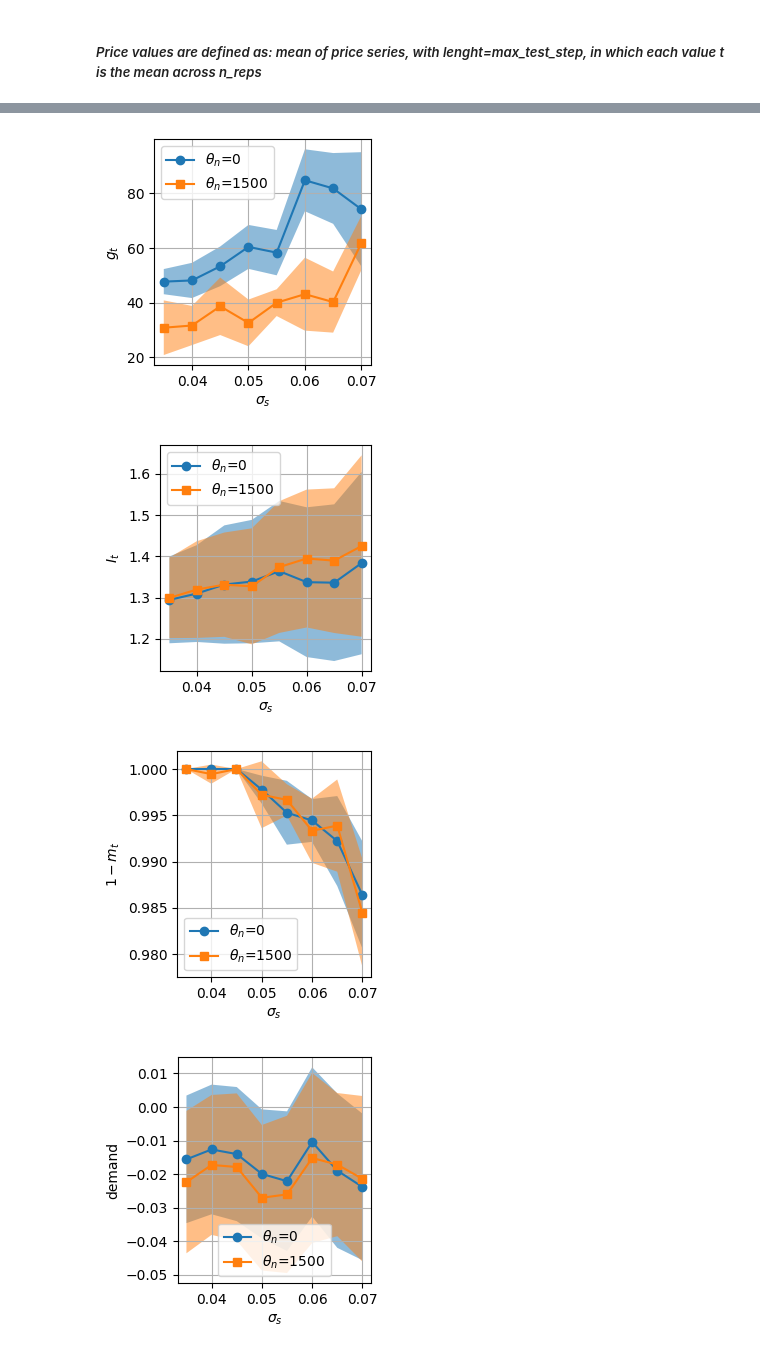
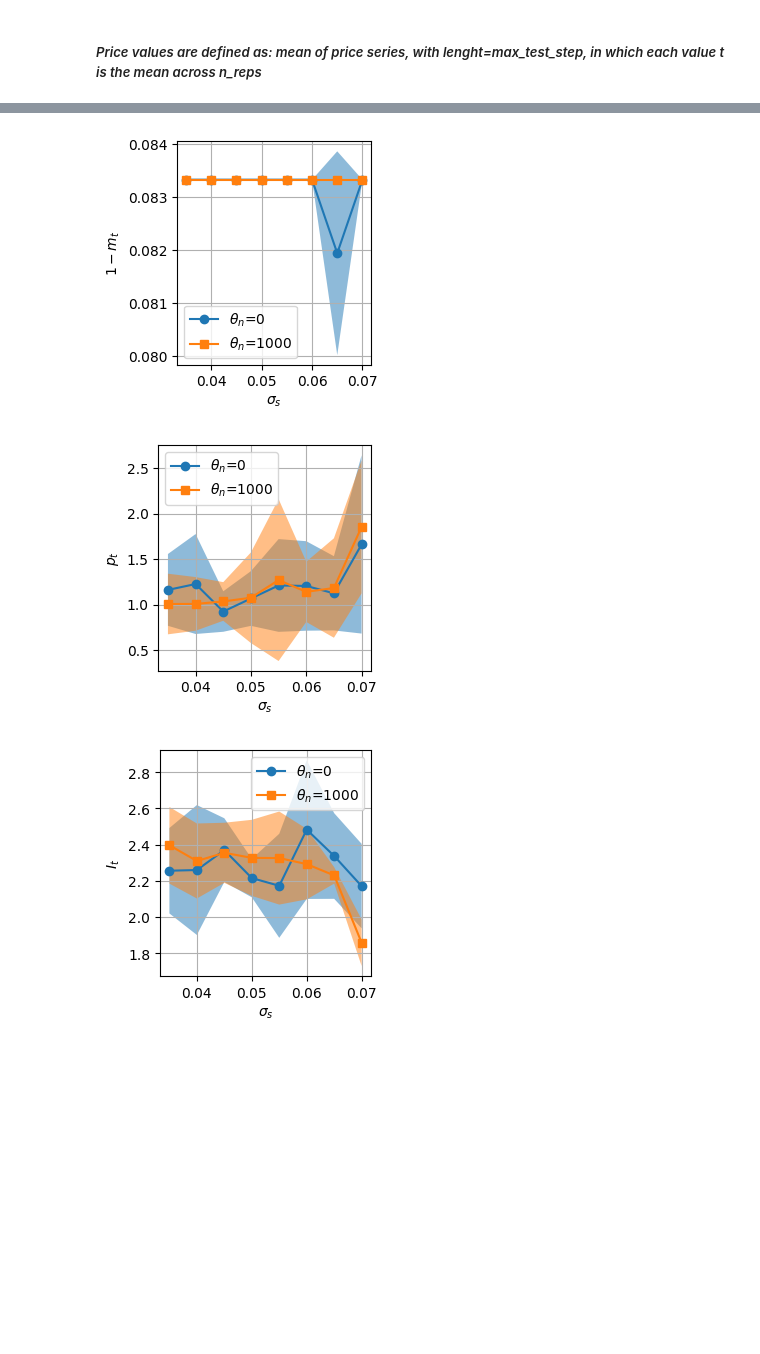
Before and after one commit to TizianoBacaloni/GasRL, a Jupyter notebook: Plots/Robustness.ipynb, the cells around one changed output, grey strips where cells are left out. Cells and saved outputs as stored; diff of their text form; code cells hidden in the pictures; blank space fills up the shorter version.

Commit message:
Rimozione figure inutili ed aggiustamento del numero di step/ripetizioni

```diff
--- a/Plots/Robustness.ipynb
+++ b/Plots/Robustness.ipynb
@@ -20,12 +20,11 @@ sigma_s = [0.035, 0.04, 0.045, 0.05, 0.055, 0.06,0.065,0.07]
 
 # 2) Metrics
 ep_metric_keys = [
-    "reward", "bank account", "inventory", "market", "demand", "supply",
-    "excess demand", "demand shifter", "supply shifter", "delta price", "price","reward for the mean", "november inventory","demand unsat","wasted supply"
+ "bank account",  "market","price", "november inventory"
 ]
 
 # 3) Episodes and steps
-n_episodes     = 10
+n_episodes     = 200
 max_test_steps = 360
 # %% [markdown]
 ## *BASELINE MODEL (NO PENALTY TRESHOLD)*
@@ -37,7 +36,7 @@ print("Working dir:", os.getcwd())
 # %% [output]
 Working dir: /home/tizianobacaloni/GasRL/Plots
 # %%
-cumulative = ["reward", "market","bank account"]
+cumulative = [ "market","bank account"]
 # 1) Accumulators
 sigma_vals = []
 means_dict = {k: [] for k in ep_metric_keys}
@@ -96,7 +71,7 @@ plot_sigma_robustness(sigma_vals,means_dict.item(),cis_dict.item(),ep_metric_key
 # %%
 model = SAC.load("/home/tizianobacaloni/GasRL/Models/sac_model_1500000_pen1000.0_pen_thresh1000.0_rep1/sac_model_1500000_pen1000.0_pen_thresh1000.0_rep1.zip")
 # %%
-cumulative = ["reward", "market","bank account"]
+cumulative = [ "market","bank account"]
 # 1) Accumulators
 sigma_vals = []
 means_dict = {k: [] for k in ep_metric_keys}
@@ -182,7 +142,7 @@ for key in means_dict_1.keys():
                         (np.array(metric_data_1) + np.array(metric_1_ci)) / 360,
                         alpha=0.5)
 
-        plt.plot(sigma_s, np.array(metric_data_2) / 360, marker='s', label=r"$\theta_n$=1500") # Penalty threshold = 1500
+        plt.plot(sigma_s, np.array(metric_data_2) / 360, marker='s', label=r"$\theta_n$=1000") # Penalty threshold = 1500
         plt.fill_between(sigma_s,
                         (np.array(metric_data_2) - np.array(metric_2_ci)) / 360,
                         (np.array(metric_data_2) + np.array(metric_2_ci)) / 360,
@@ -195,7 +155,7 @@ for key in means_dict_1.keys():
                  (np.array(metric_data_1) + np.array(metric_1_ci)),
                  alpha=0.5)
 
-        plt.plot(sigma_s, np.array(metric_data_2) , marker='s', label=r"$\theta_n$=1500" )
+        plt.plot(sigma_s, np.array(metric_data_2) , marker='s', label=r"$\theta_n$=1000" )
         plt.fill_between(sigma_s,
                         (np.array(metric_data_2) - np.array(metric_2_ci)) ,
                         (np.array(metric_data_2) + np.array(metric_2_ci)) ,
@@ -207,14 +167,11 @@ for key in means_dict_1.keys():
         plt.ylabel(r"$g_t$")
     elif key == "market":
         plt.ylabel(r"$1-m_t$")
-    elif key == "delta price":
-       plt.ylabel(r'$(\Delta p_t)^2$')
     elif key == "price":
         plt.ylabel(r'$p_t$')
-    elif key == "inventory":
+    elif key == "november inventory":
         plt.ylabel(r'$I_t$')
-    elif key == "reward":
-        plt.ylabel(r"$R_t$")
+
     else:
         plt.ylabel(key)
     plt.legend()
@@ -226,4 +183,3 @@ for key in means_dict_1.keys():
-[figure, old version]
+[figure, new version]
-[figure, old version]
+[figure, new version]
-[figure, old version]
+[figure, new version]
-[figure, removed]
```
Also changed, not shown: parts of 6 cells of this notebook, 2 other files.
